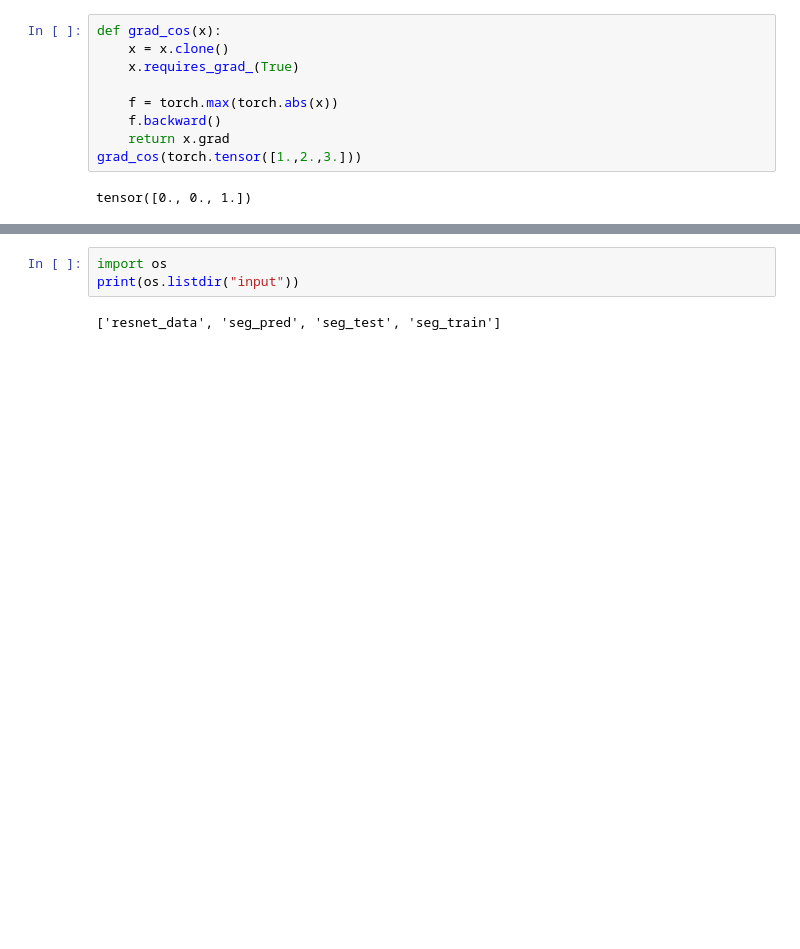
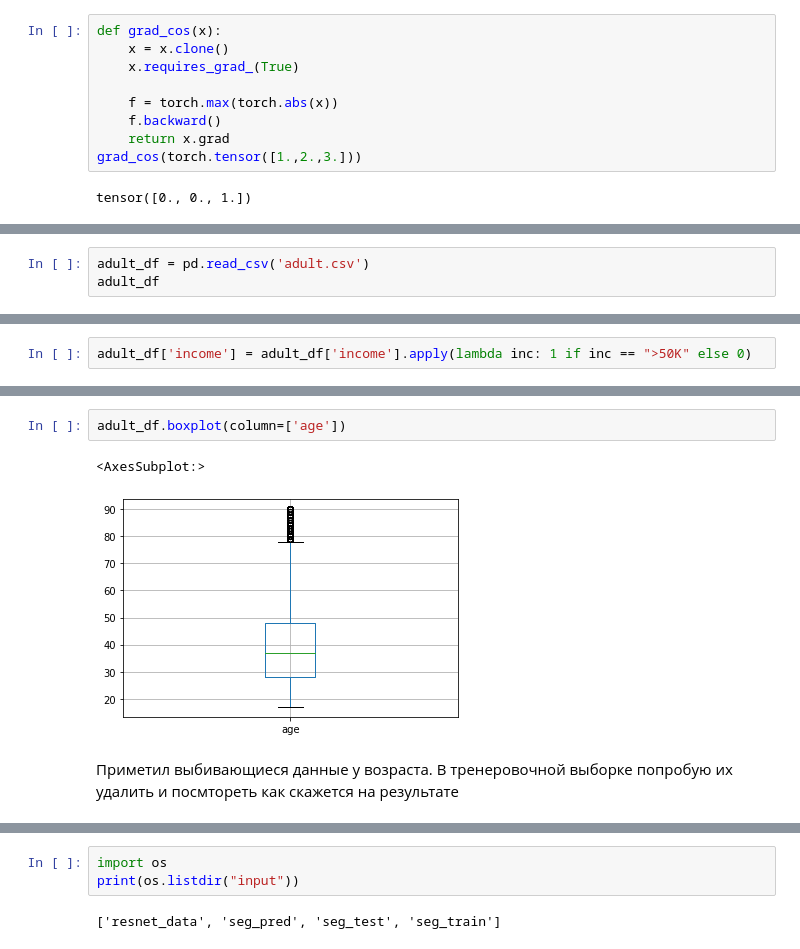
Before and after one commit to ivan-gabavan/Ml, a Jupyter notebook: L3.ipynb, the cells around one changed output, grey strips where cells are left out. Drawn from its saved outputs; the diff is of its cells as text; blank space fills up the shorter version.

```diff
--- a/L3.ipynb
+++ b/L3.ipynb
@@ -251,0 +257,3 @@ task_2()
+# %%
+adult_df = pd.read_csv('adult.csv')
+adult_df
@@ -251,0 +284,2 @@ task_2()
+# %%
+adult_df['income'] = adult_df['income'].apply(lambda inc: 1 if inc == ">50K" else 0)
@@ -251,0 +301,7 @@ task_2()
+# %%
+adult_df.boxplot(column=['age'])
+# %% [output]
+<AxesSubplot:>
+[figure, added]
+# %% [markdown]
+Приметил выбивающиеся данные у возраста. В тренеровочной выборке попробую их удалить и посмтореть как скажется на результате
```
Also changed, not shown: parts of 87 cells of this notebook.
